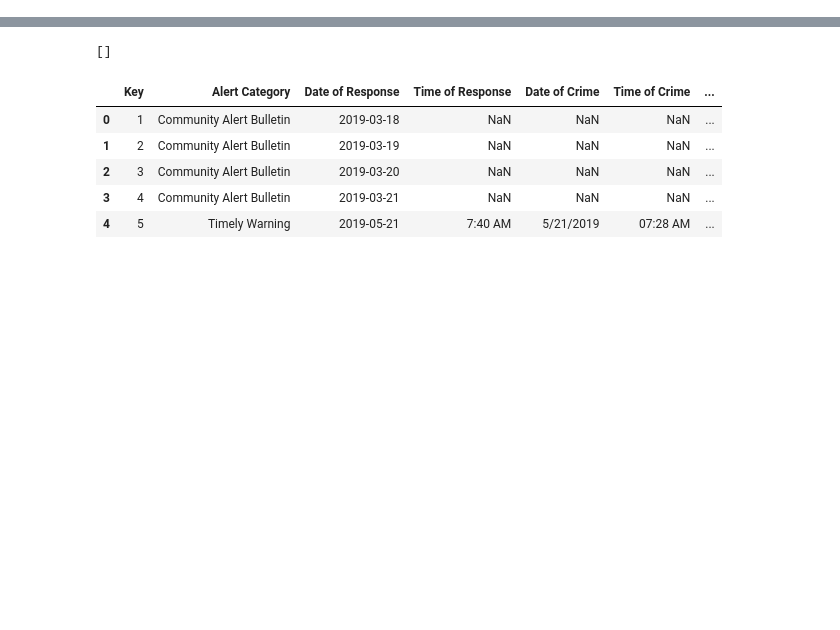
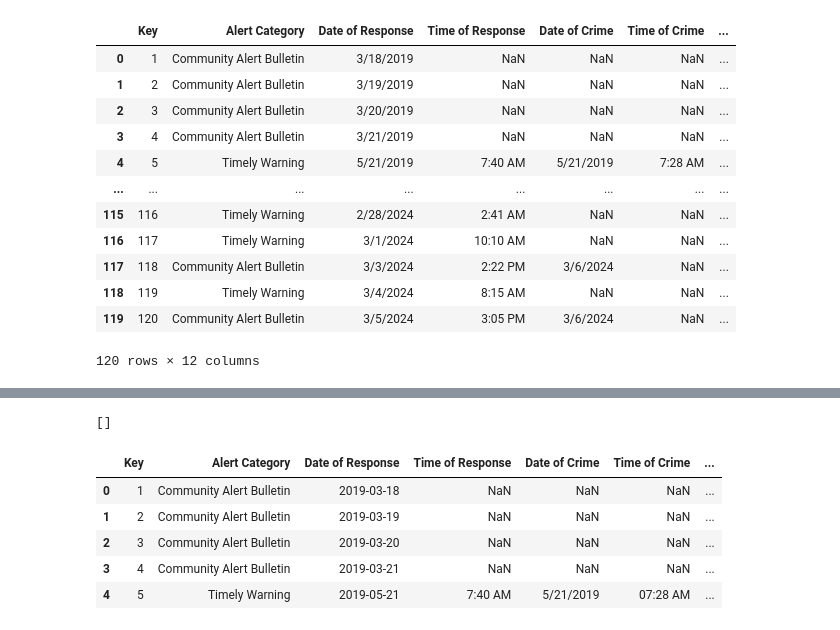
Before and after one commit to nicolereardon/UCSD-Crime, a Jupyter notebook: static/Final Project.ipynb, the cells around one changed output, grey strips where cells are left out. Cells and saved outputs as stored; diff of their text form; code cells hidden in the pictures; blank space fills up the shorter version.

```diff
--- a/static/Final Project.ipynb
+++ b/static/Final Project.ipynb
@@ -2,5 +2,21 @@
 import pandas as pd
 # %%
 df = pd.read_csv("ucsd.csv")
+# %%
+df
+# %% [output]
+|  | Key | Alert Category | Date of Response | Time of Response | Date of Crime | Time of Crime | ... |
+| 0 | 1 | Community Alert Bulletin | 3/18/2019 | NaN | NaN | NaN | ... |
+| 1 | 2 | Community Alert Bulletin | 3/19/2019 | NaN | NaN | NaN | ... |
+| 2 | 3 | Community Alert Bulletin | 3/20/2019 | NaN | NaN | NaN | ... |
+| 3 | 4 | Community Alert Bulletin | 3/21/2019 | NaN | NaN | NaN | ... |
+| 4 | 5 | Timely Warning | 5/21/2019 | 7:40 AM | 5/21/2019 | 7:28 AM | ... |
+| ... | ... | ... | ... | ... | ... | ... | ... |
+| 115 | 116 | Timely Warning | 2/28/2024 | 2:41 AM | NaN | NaN | ... |
+| 116 | 117 | Timely Warning | 3/1/2024 | 10:10 AM | NaN | NaN | ... |
+| 117 | 118 | Community Alert Bulletin | 3/3/2024 | 2:22 PM | 3/6/2024 | NaN | ... |
+| 118 | 119 | Timely Warning | 3/4/2024 | 8:15 AM | NaN | NaN | ... |
+| 119 | 120 | Community Alert Bulletin | 3/5/2024 | 3:05 PM | 3/6/2024 | NaN | ... |
+120 rows × 12 columns
 # %%
 df["Time of Crime"] = pd.to_datetime(df["Time of Crime"], format='%I:%M %p', errors='coerce').dt.strftime('%I:%M %p')
```
Also changed, not shown: parts of 9 cells of this notebook, 3 other files.
